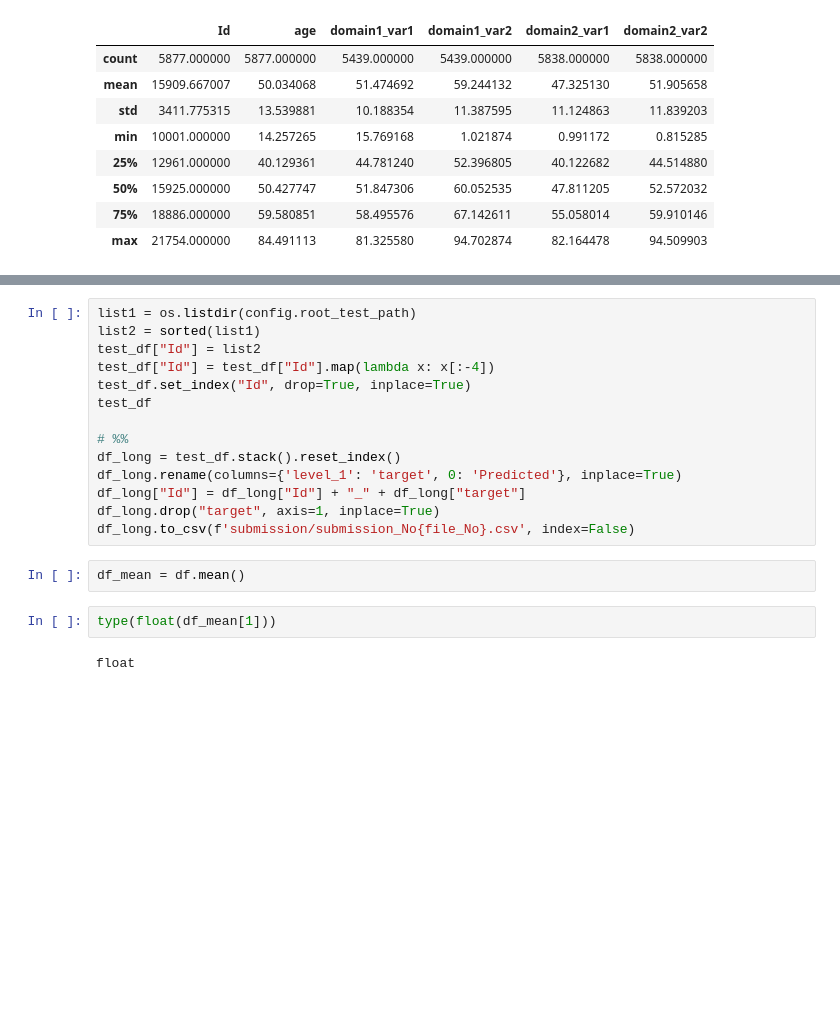
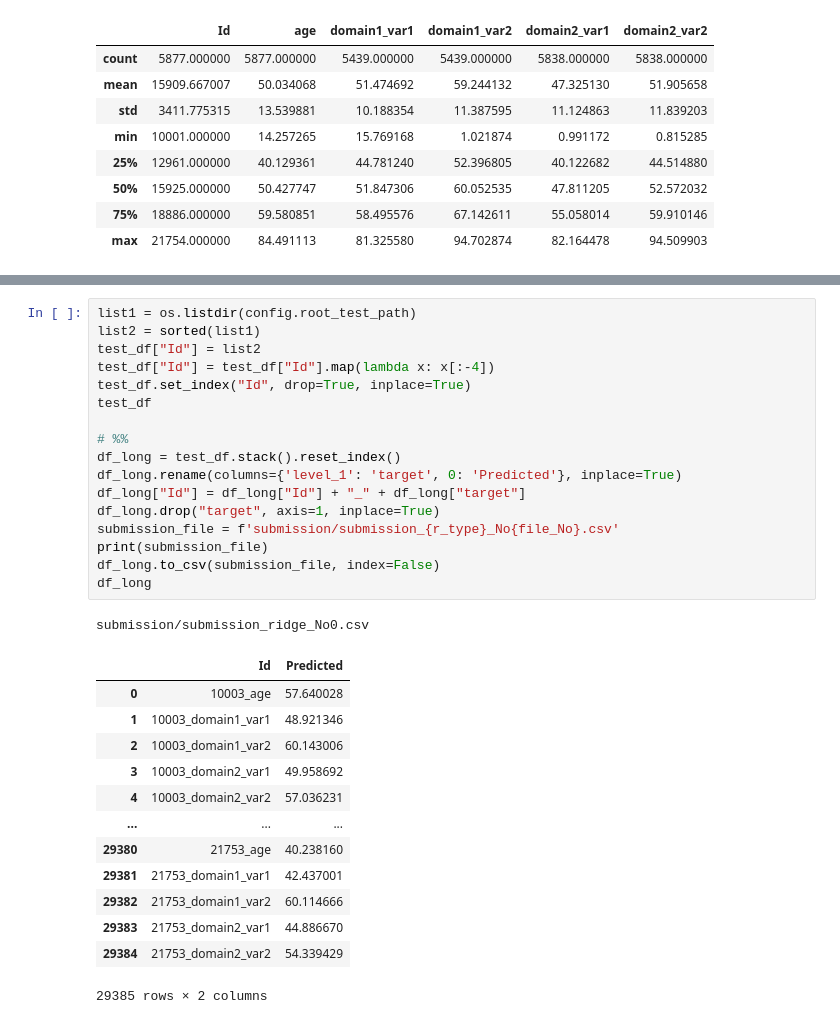
Before and after one commit to ibkuroyagi/trends-images, a Jupyter notebook: working/test_check.ipynb, the cells around one changed output, grey strips where cells are left out. Saved outputs shown, nothing was run; the diff lists cells and outputs as text; blank space fills up the shorter version.

```diff
--- a/working/test_check.ipynb
+++ b/working/test_check.ipynb
@@ -96,20 +117,32 @@ output/test_domain2_var2fold0_No0.csv
 # %%
 list1 = os.listdir(config.root_test_path)
 list2 = sorted(list1)
 test_df["Id"] = list2
 test_df["Id"] = test_df["Id"].map(lambda x: x[:-4])
 test_df.set_index("Id", drop=True, inplace=True)
 test_df
 
 # %%
 df_long = test_df.stack().reset_index()
 df_long.rename(columns={'level_1': 'target', 0: 'Predicted'}, inplace=True)
 df_long["Id"] = df_long["Id"] + "_" + df_long["target"]
 df_long.drop("target", axis=1, inplace=True)
-df_long.to_csv(f'submission/submission_No{file_No}.csv', index=False)
+submission_file = f'submission/submission_{r_type}_No{file_No}.csv'
+print(submission_file)
+df_long.to_csv(submission_file, index=False)
+df_long
+# %% [output]
+submission/submission_ridge_No0.csv
+|  | Id | Predicted |
+| 0 | 10003_age | 57.640028 |
+| 1 | 10003_domain1_var1 | 48.921346 |
+| 2 | 10003_domain1_var2 | 60.143006 |
+| 3 | 10003_domain2_var1 | 49.958692 |
+| 4 | 10003_domain2_var2 | 57.036231 |
+| ... | ... | ... |
+| 29380 | 21753_age | 40.238160 |
+| 29381 | 21753_domain1_var1 | 42.437001 |
+| 29382 | 21753_domain1_var2 | 60.114666 |
+| 29383 | 21753_domain2_var1 | 44.886670 |
+| 29384 | 21753_domain2_var2 | 54.339429 |
+29385 rows × 2 columns
-# %%
-df_mean = df.mean()
-# %%
-type(float(df_mean[1]))
-# %% [output]
-float
```
Also changed, not shown: parts of 9 cells of this notebook, 49 other files.
